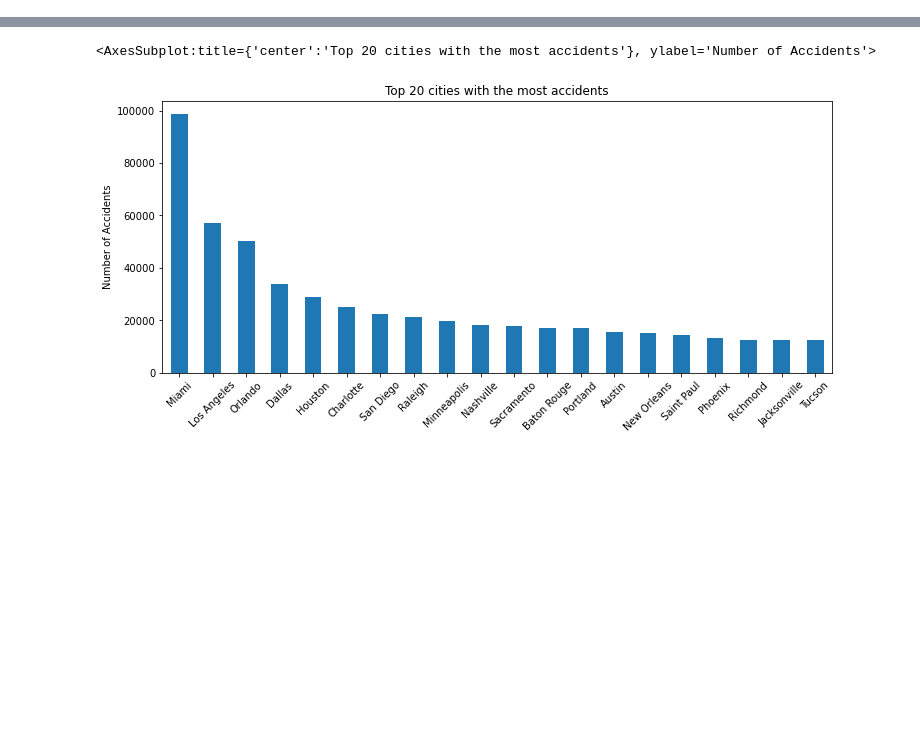
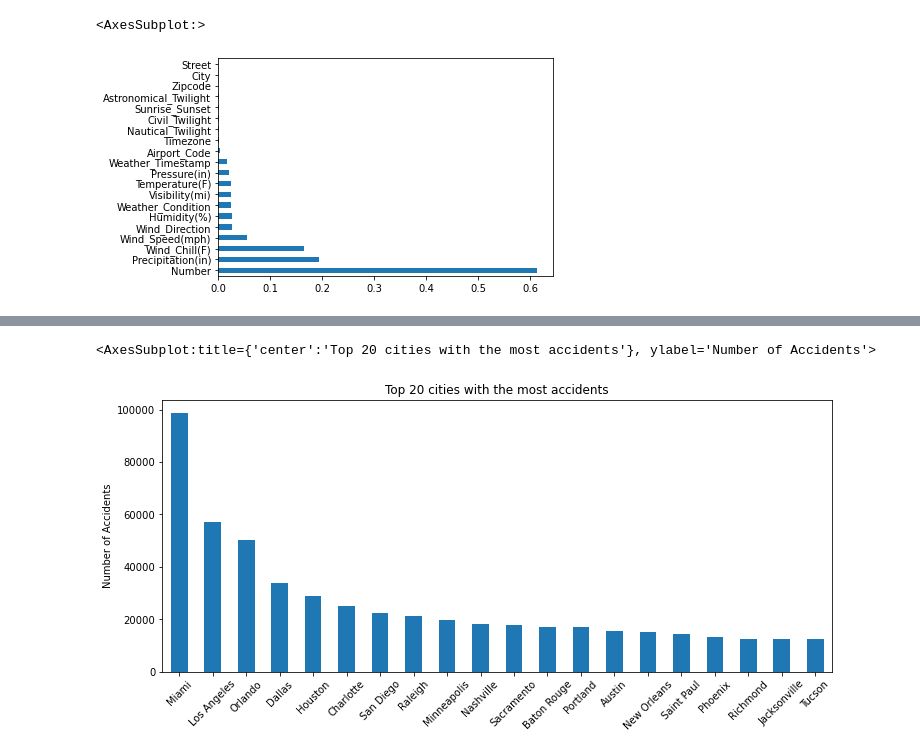
Before and after one commit to NikosKefalas/Car-Accidents-EDA, a Jupyter notebook: Analysis/Car Accident Analysis.ipynb, the cells around one changed output, grey strips where cells are left out. Cells and saved outputs as stored; diff of their text form; code cells hidden in the pictures; blank space fills up the shorter version.

```diff
--- a/Analysis/Car Accident Analysis.ipynb
+++ b/Analysis/Car Accident Analysis.ipynb
@@ -0,0 +7,2 @@
+# %%
+accidents=pd.read_csv(r'C:\Users\kefni\Car-Accidents-EDA\Data\US_Accidents_Dec21_updated.csv')
@@ -0,0 +61,7 @@
+# %%
+missing_val=accidents.isna().sum().sort_values(ascending=False)/len(accidents)
+# %%
+missing_val[missing_val!=0].plot.barh()
+# %% [output]
+<AxesSubplot:>
+[figure, added]
```
Also changed, not shown: parts of 29 cells of this notebook.
